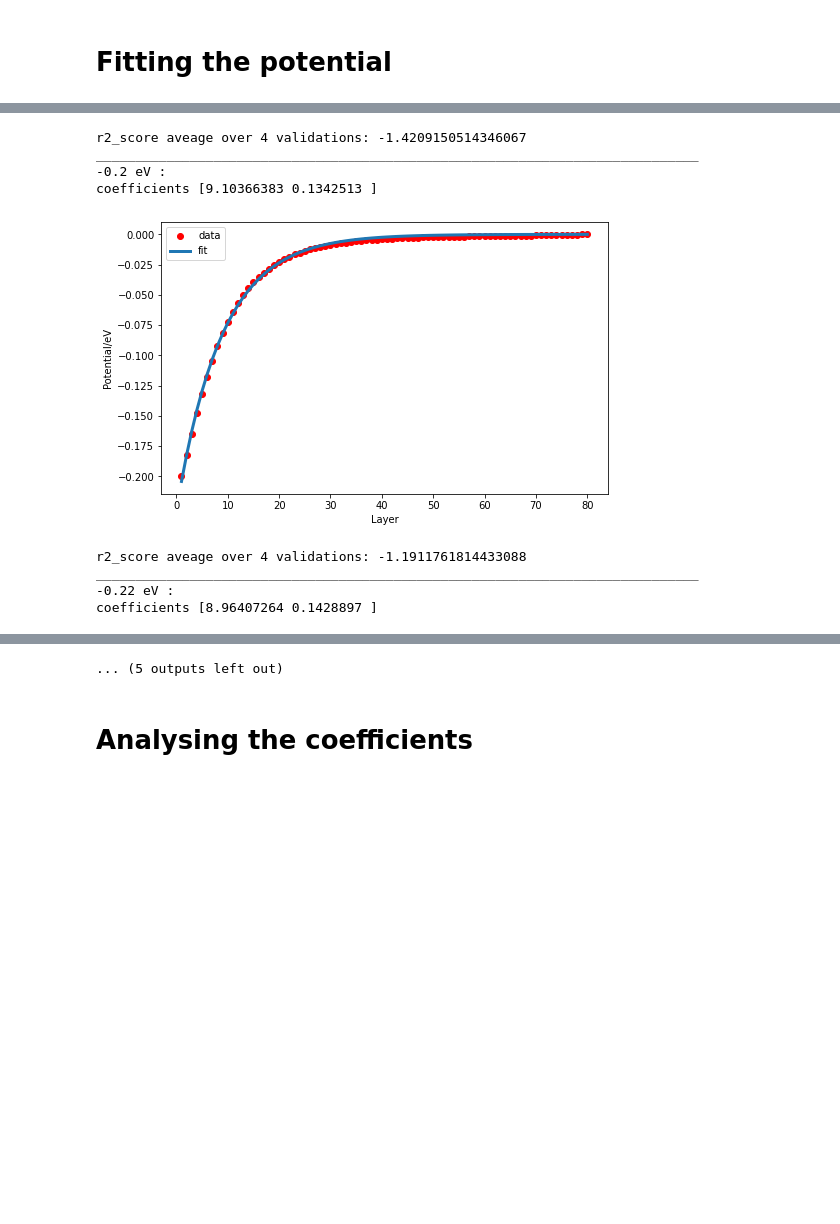
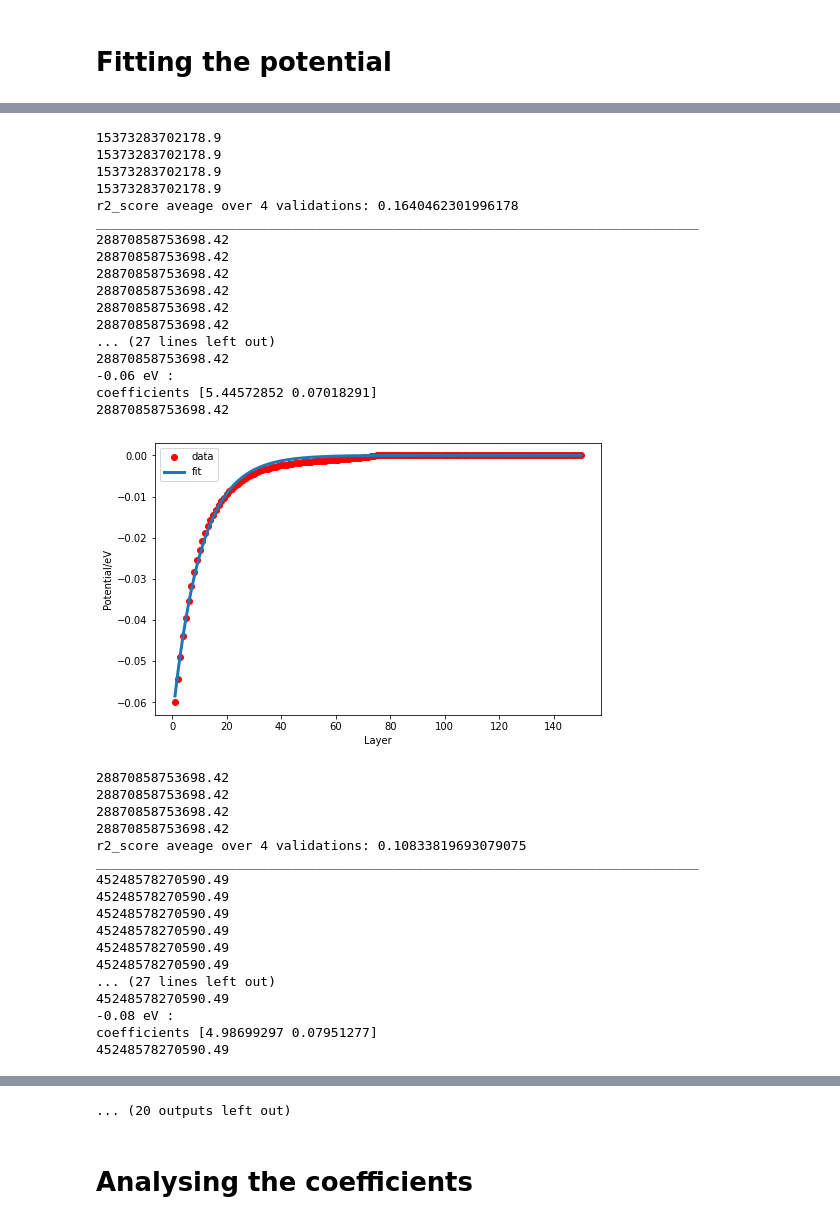
Before and after one commit to williamlam3611/Quantum_Tunnelling_Phase_Transition, a Jupyter notebook: Loop_fit.ipynb, the cells around one changed output, grey strips where cells are left out. Cells and saved outputs as stored; diff of their text form; code cells hidden in the pictures; blank space fills up the shorter version.

Commit message:
with sheet carrier density

```diff
--- a/Loop_fit.ipynb
+++ b/Loop_fit.ipynb
@@ -17,17 +17,16 @@ from scipy.stats import chisquare
 # %% [markdown]
 # Define file name
 # %%
-step = 8
+step =  15
 step_size = 0.02
-start = 0.16
+start = 0.02
 pot_name_array = [0 for a in range(step)]
 meta_name_array = [0 for a in range(step)]
 for i in range(step):
-    file_name = str(start + step_size * i)
+    file_name = str(round(start + step_size * i,2))
 
     if (len(file_name) == 3):
-        file_name = file_name +'0'
-
+        file_name = str(round(float(file_name),2)) + '0'
     if (len(file_name) >4):
         file_name = file_name[0:4]
 
@@ -47,7 +46,10 @@ print(meta_name_array)
 def fit_function(x, Beta_1, Beta_2):
     #y = V_0 * A * np.log(Beta_1 * (x ** Beta_2)+ Beta_3 )
     #y = Beta_1 + Beta_2*x + Beta_3 * x**2
-    y =  V_0 * np.exp(-1 * Beta_1 * x / tot_layer  + Beta_2)
+    #sheet_carrier_density * (10** -20)
+    #y =  V_0 * np.exp((-1 * Beta_1* Beta_3 **(sheet_carrier_density * 10** -14) *x / tot_layer + Beta_2) )
+    y =  V_0 * np.exp((-1 * Beta_1* np.exp(sheet_carrier_density * 10** -14) *x / tot_layer + Beta_2) )
+    print(sheet_carrier_density)
     return y
 # %% [markdown]
 # Fitting the potential
@@ -90,6 +92,8 @@ r2_array = [0 for a in range(step)]
 
 V_0_array = [0 for a in range(step)]
 
+sheet_den_array = [0 for a in range(step)]
+
 for i in range(step):
 
     # Setting up dataframe
@@ -101,8 +105,14 @@ for i in range(step):
     df['layer'] = range(1,df.shape[0]+ 1, 1)
     df.rename(columns = {df.columns[0]: 'potential'}, inplace = True)
     tot_layer = df.shape[0]
-    sheet_carrier_density = float(pd.read_csv(meta_name_array[0]).iloc[-1].values[0])
+    sheet_carrier_density = float(pd.read_csv(meta_name_array[i]).iloc[-1].values[0])
     df['sheet_carrier_density'] = sheet_carrier_density
+    print(sheet_carrier_density)
+    sheet_den_array[i] = sheet_carrier_density
+
+    if (tot_layer == 150):
+        tot_layer = 75
+
     V_0_array[i] = V_0
 
     x_data, y_data = (df["layer"].values, df["potential"].values)
@@ -159,4 +169,6 @@ for i in range(step):
     print('_____________________________________________________________________________')
 
 popt_array = np.asanyarray(popt_array)
+
+sheet_den_array
 # %% [output]
@@ -171,9 +211,35 @@ coefficients [9.23615688 0.12669665]
-r2_score aveage over 4 validations: -1.4209150514346067
+15373283702178.9
+15373283702178.9
+15373283702178.9
+15373283702178.9
+r2_score aveage over 4 validations: 0.1640462301996178
 _____________________________________________________________________________
--0.2 eV :
-coefficients [9.10366383 0.1342513 ]
+28870858753698.42
+28870858753698.42
+28870858753698.42
+28870858753698.42
+28870858753698.42
+28870858753698.42
+... (27 lines left out)
+28870858753698.42
+-0.06 eV :
+coefficients [5.44572852 0.07018291]
+28870858753698.42
-[figure, old version]
+[figure, new version]
-r2_score aveage over 4 validations: -1.1911761814433088
+28870858753698.42
+28870858753698.42
+28870858753698.42
+28870858753698.42
+r2_score aveage over 4 validations: 0.10833819693079075
 _____________________________________________________________________________
--0.22 eV :
-coefficients [8.96407264 0.1428897 ]
+45248578270590.49
+45248578270590.49
+45248578270590.49
+45248578270590.49
+45248578270590.49
+45248578270590.49
+... (27 lines left out)
+45248578270590.49
+-0.08 eV :
+coefficients [4.98699297 0.07951277]
+45248578270590.49
@@ -191,4 +283,4 @@ coefficients [8.51671389 0.1593587 ]
-... (5 outputs left out)
+... (20 outputs left out)
 # %% [markdown]
 # Analysing the coefficients
 # %%
```
Also changed, not shown: parts of 7 cells of this notebook.
